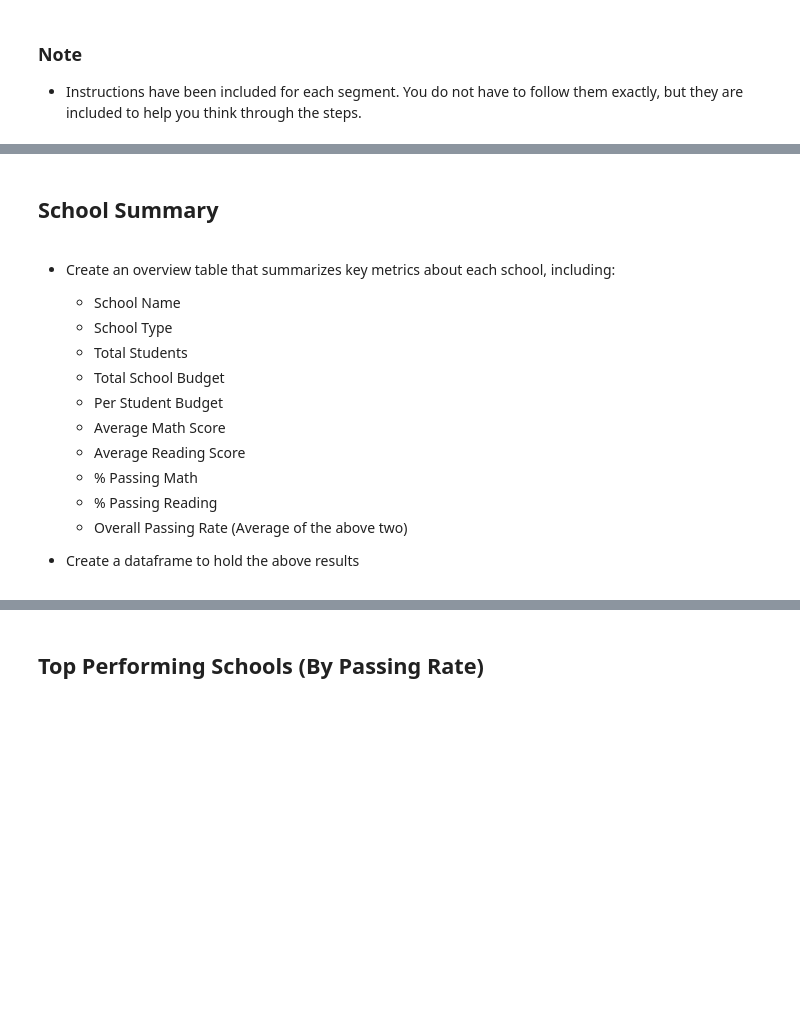
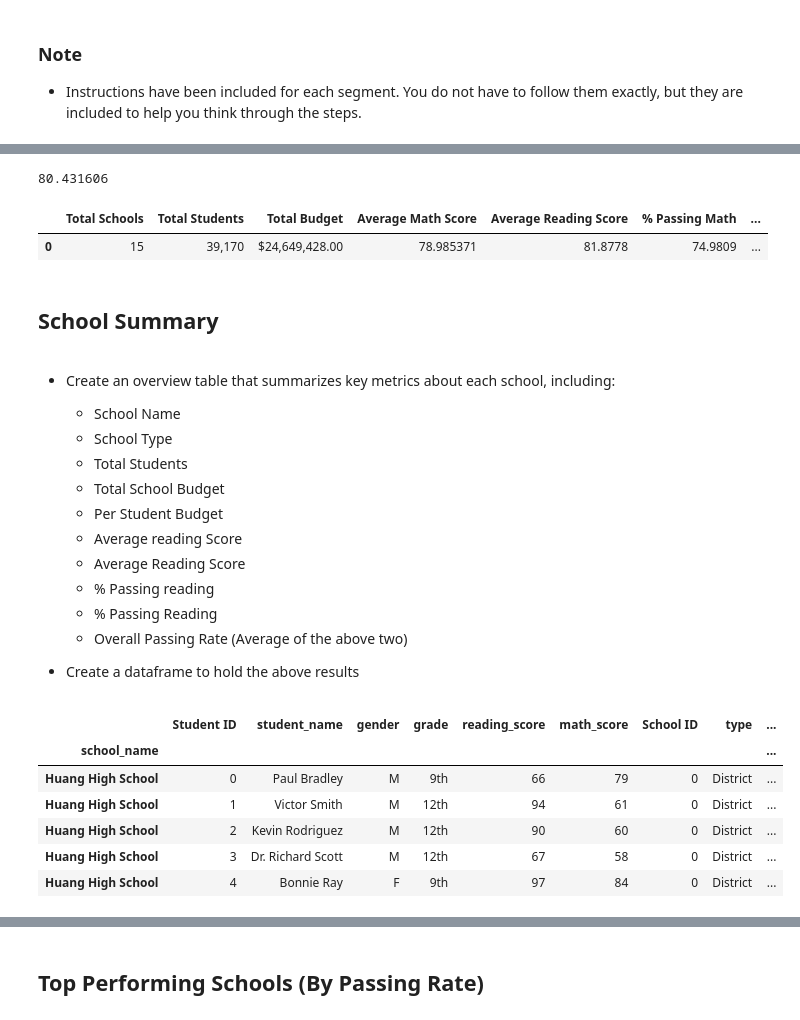
Before and after one commit to khanoftexas/PyCitySchools, a Jupyter notebook: PyCitySchools_starter.ipynb, the cells around one changed output, grey strips where cells are left out. Drawn from its saved outputs; the diff is of its cells as text; code cells hidden in the pictures; blank space fills up the shorter version.

```diff
--- a/PyCitySchools_starter.ipynb
+++ b/PyCitySchools_starter.ipynb
@@ -128,0 +131,6 @@ district_summary_formatted
+# %%
+# Calculate the overall passing rate (overall average score), i.e. (avg. reading score + avg. reading score)/2
+dist_overall_passing_rate =round((dist_average_math_score + dist_average_reading_score)/2,6)
+dist_overall_passing_rate
+# %% [output]
+80.431606
@@ -129,3 +149,18 @@ district_summary_formatted
+# %%
+ # Optional: give the displayed data cleaner formatting
+district_summary_formatted = district_summary.style.format({
+    "Total Students": "{:,}".format,
+    "Total Budget": "${:,.2f}".format,
+    "Average Math Score": "{:.6f}".format,
+    "Average reading Score": "{:.6f}".format,
+    "% Passing reading": "{:.6f}%".format,
+    "% Passing Reading": "{:.6f}%".format,
+    "Overall Passing Rate": "{:.6f}".format})
+
+district_summary_formatted
+# %% [output]
+|  | Total Schools | Total Students | Total Budget | Average Math Score | Average Reading Score | % Passing Math | ... |
+| 0 | 15 | 39,170 | $24,649,428.00 | 78.985371 | 81.8778 | 74.9809 | ... |
 # %% [markdown]
 ## School Summary
 # %% [markdown]
@@ -135,10 +170,22 @@ district_summary_formatted
   * Total Students
   * Total School Budget
   * Per Student Budget
-  * Average Math Score
+  * Average reading Score
   * Average Reading Score
-  * % Passing Math
+  * % Passing reading
   * % Passing Reading
   * Overall Passing Rate (Average of the above two)
 
 * Create a dataframe to hold the above results
+# %%
+# School Name
+school_name_group = school_data_complete.set_index("school_name")
+school_name_group.head()
+# %% [output]
+|  | Student ID | student_name | gender | grade | reading_score | math_score | School ID | type | ... |
+| school_name |  |  |  |  |  |  |  |  | ... |
+| Huang High School | 0 | Paul Bradley | M | 9th | 66 | 79 | 0 | District | ... |
+| Huang High School | 1 | Victor Smith | M | 12th | 94 | 61 | 0 | District | ... |
+| Huang High School | 2 | Kevin Rodriguez | M | 12th | 90 | 60 | 0 | District | ... |
+| Huang High School | 3 | Dr. Richard Scott | M | 12th | 67 | 58 | 0 | District | ... |
+| Huang High School | 4 | Bonnie Ray | F | 9th | 97 | 84 | 0 | District | ... |
```
Also changed, not shown: parts of 52 cells of this notebook.
